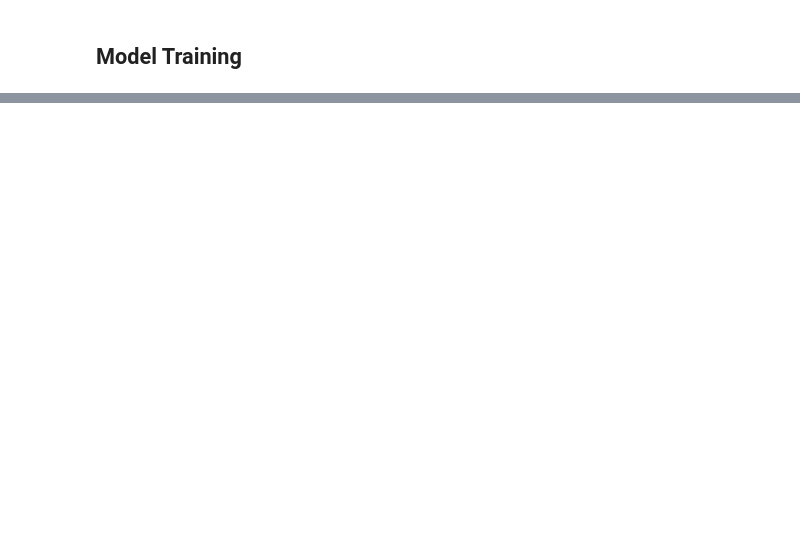
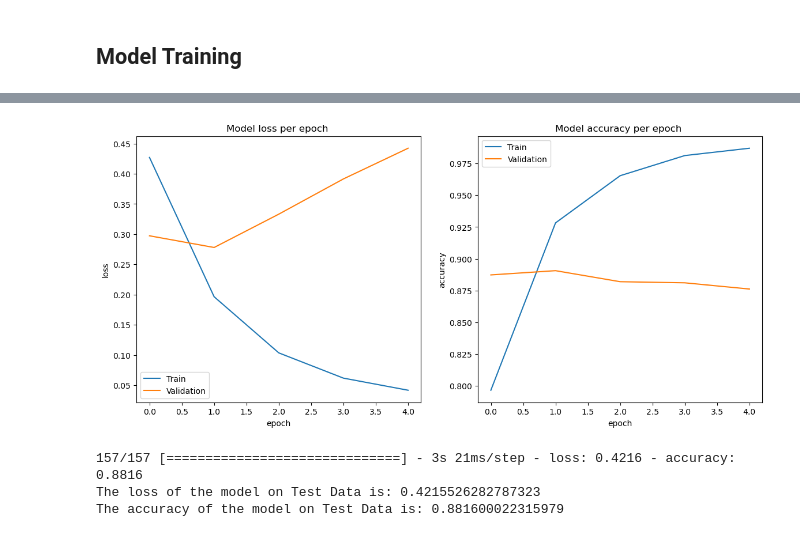
Before and after one commit to mahmodKhaled/IMDB-Reviews-Sentiment-Analysis, a Jupyter notebook: imdb_sentiment_analysis.ipynb, the cells around one changed output, grey strips where cells are left out. Saved outputs shown, nothing was run; the diff lists cells and outputs as text; code cells hidden in the pictures; blank space fills up the shorter version.

Commit message:
visualize the plot of training accuracy and loss for validation and train data

```diff
--- a/imdb_sentiment_analysis.ipynb
+++ b/imdb_sentiment_analysis.ipynb
@@ -181,8 +180,9 @@ def imdb_model(input_dim, output_dim, filters, kernel_size, pool_size, lstm_unit
         vectorizer_layer,
         Embedding(input_dim= input_dim, output_dim= output_dim, input_length= max_len),
         Conv1D(filters= filters, kernel_size= kernel_size, activation= activation_layer),
-        #Bidirectional(LSTM(units= lstm_units, return_sequences= True)),
+        Bidirectional(LSTM(units= lstm_units, return_sequences= True)),
         Bidirectional(LSTM(units= lstm_units)),
+        Dropout(rate=0.2),
         Dense(units=32, activation = activation_layer),
         Dense(units=2, activation= activation_output)
     ])
@@ -214,6 +214,6 @@ _________________________________________________________________
 # %% [markdown]
 ## Model Training
 # %%
-model.fit(X_train, y_train, batch_size= BATCH_SIZE, epochs= EPOCHS, validation_split= 0.1)
+history = model.fit(X_train, y_train, batch_size= BATCH_SIZE, epochs= EPOCHS, validation_split= 0.1)
 # %% [output]
 Epoch 1/5
@@ -235,0 +229,50 @@ print(m, y)
+# %%
+def plot_curves(history):
+    """
+    Plots the loss and accuracy curves for a model.
+
+    Parameters:
+    - history: A history object returned by a model during training.
+
+    Returns:
+    - None. The function displays the plot using Matplotlib.
+    """
+    title_loss = 'Model loss per epoch '
+    title_accuracy = 'Model accuracy per epoch '
+    fig , axis = plt.subplots(nrows=1, ncols=2)
+    # dimensions of figure
+    fig.set_figheight(6)
+    fig.set_figwidth(14)
+    # loss
+    loss = history.history['loss']
+    val_loss = history.history['val_loss']
+    # accuracy
+    accuracy = history.history['accuracy']
+    val_accuracy = history.history['val_accuracy']
+    epoch = np.arange(150)
+    # loss curve
+    axis[0].plot(loss,label='Train')
+    axis[0].plot(val_loss,label='Validation')
+    axis[0].set_xlabel('epoch')
+    axis[0].set_ylabel('loss')
+    axis[0].set_title(title_loss)
+    axis[0].legend()
+    # accuracy curve
+    axis[1].plot(accuracy, label='Train')
+    axis[1].plot(val_accuracy, label='Validation')
+    axis[1].set_xlabel('epoch')
+    axis[1].set_ylabel('accuracy')
+    axis[1].set_title(title_accuracy)
+    axis[1].legend()
+# %%
+plot_curves(history)
+# %% [output]
+[figure, added]
+# %%
+loss, accuracy = model.evaluate(X_test,y_test)
+print('The loss of the model on Test Data is:', loss)
+print('The accuracy of the model on Test Data is:', accuracy)
+# %% [output]
+157/157 [==============================] - 3s 21ms/step - loss: 0.4216 - accuracy: 0.8816
+The loss of the model on Test Data is: 0.4215526282787323
+The accuracy of the model on Test Data is: 0.881600022315979
```
Also changed, not shown: parts of 5 cells of this notebook.
